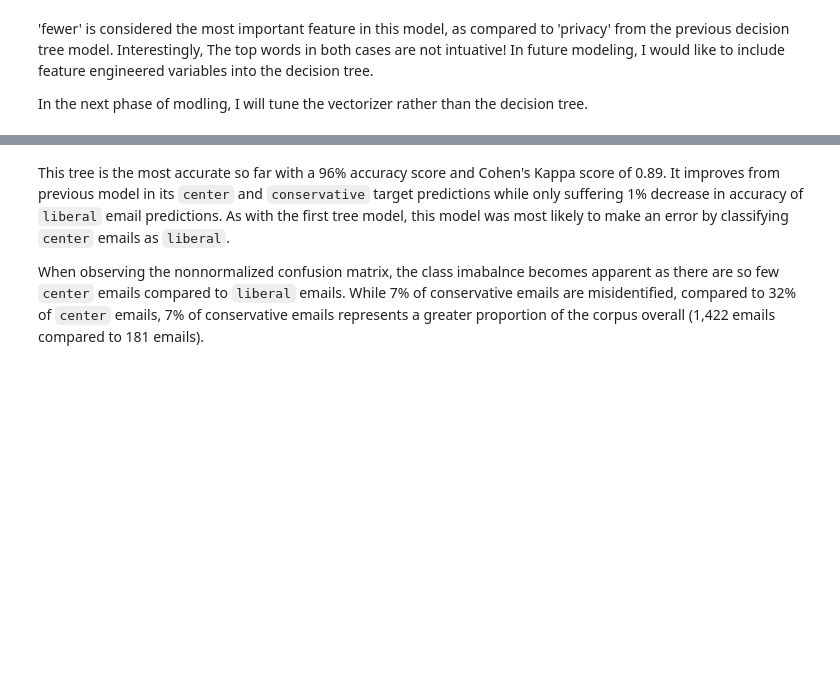
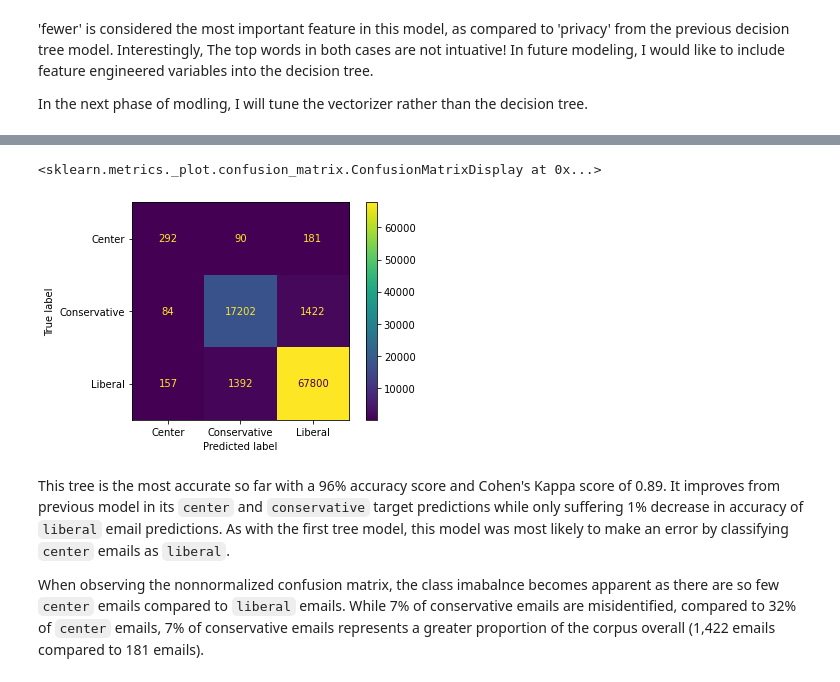
Before and after one commit to CGPinDC/PoliticalPartyPredictionFromEmail, a Jupyter notebook: Notebook_ClassifyingPoliticalEmails.ipynb, the cells around one changed output, grey strips where cells are left out. Saved outputs shown, nothing was run; the diff lists cells and outputs as text; code cells hidden in the pictures; blank space fills up the shorter version.

```diff
--- a/Notebook_ClassifyingPoliticalEmails.ipynb
+++ b/Notebook_ClassifyingPoliticalEmails.ipynb
@@ -954,5 +1013,8 @@ model_evaluation(tree_pipe, X_train, y_train_enc, X_test, y_test_enc, target_cla
 # %%
-plot_confusion_matrix(tree_pipe, X_test, y_test_enc, display_labels=target_classes) #no normalizatoin
+ConfusionMatrixDisplay.from_estimator(tree_pipe, X_test, y_test_enc, display_labels=target_classes) #no normalizatoin
+# %% [output]
+<sklearn.metrics._plot.confusion_matrix.ConfusionMatrixDisplay at 0x...>
+[figure, added]
 # %% [markdown]
 This tree is the most accurate so far with a 96% accuracy score and Cohen's Kappa score of 0.89. It improves from previous model in its `center` and `conservative` target predictions while only suffering 1% decrease in accuracy of `liberal` email predictions. As with the first tree model, this model was most likely to make an error by classifying `center` emails as `liberal`.
 
```
Also changed, not shown: parts of 71 cells of this notebook.
